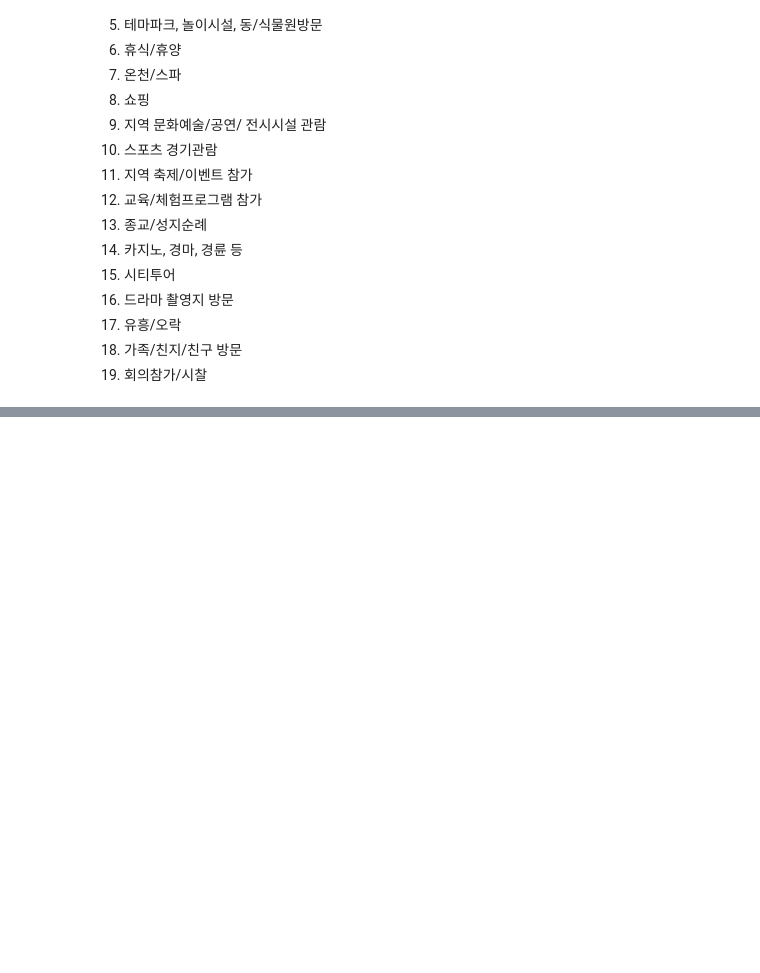
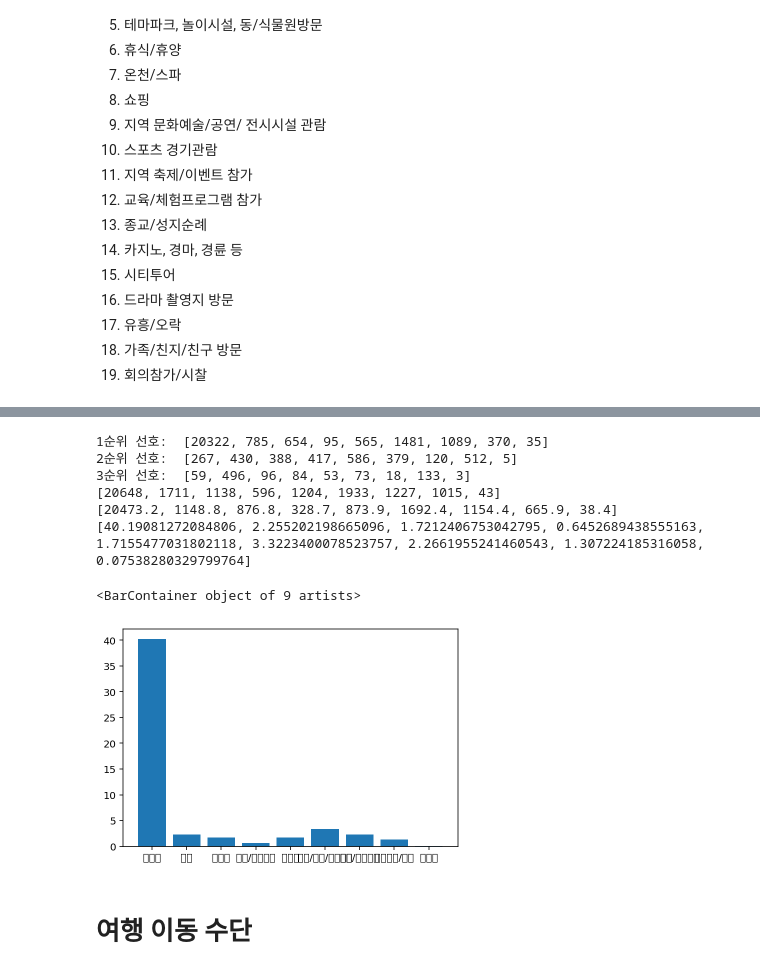
Before and after one commit to ansehoon1999/MG-DataAnaylsis, a Jupyter notebook: 세훈/DataAnaylsis_7_24_1.ipynb, the cells around one changed output, grey strips where cells are left out. Cells and saved outputs as stored; diff of their text form; code cells hidden in the pictures; blank space fills up the shorter version.

```diff
--- a/세훈/DataAnaylsis_7_24_1.ipynb
+++ b/세훈/DataAnaylsis_7_24_1.ipynb
@@ -214,0 +484,34 @@ plt.xticks(rotation = 45)
+# %%
+print('1순위 선호: ', trans1)
+print('2순위 선호: ', trans2)
+print('3순위 선호: ', trans3)
+
+count = []
+count_p = []
+count_r = []
+
+for i in range(9) :
+  count.append(trans1[i]  + trans2[i] + trans3[i])
+  count_p.append(trans1[i] * 1 + trans2[i] *  0.5 + trans3[i] * 0.3)
+
+for i in range(9) :
+  count_r.append(count_p[i]/len(df_trans)  * 100)
+
+print(count)
+print(count_p)
+print(count_r)
+
+
+title = ['자가용', '철도', '항공기', '선박/해상교통', '지하철', '고속/시외/시내버스', '전세/관광버스', '차량대여/렌트', '자전거']
+plt.bar(title, count_r)
+# %% [output]
+1순위 선호:  [20322, 785, 654, 95, 565, 1481, 1089, 370, 35]
+2순위 선호:  [267, 430, 388, 417, 586, 379, 120, 512, 5]
+3순위 선호:  [59, 496, 96, 84, 53, 73, 18, 133, 3]
+[20648, 1711, 1138, 596, 1204, 1933, 1227, 1015, 43]
+[20473.2, 1148.8, 876.8, 328.7, 873.9, 1692.4, 1154.4, 665.9, 38.4]
+[40.19081272084806, 2.255202198665096, 1.7212406753042795, 0.6452689438555163, 1.7155477031802118, 3.3223400078523757, 2.2661955241460543, 1.307224185316058, 0.07538280329799764]
+<BarContainer object of 9 artists>
+[figure, added]
+# %% [markdown]
+# 여행 이동 수단
```
Also changed, not shown: parts of 19 cells of this notebook.
